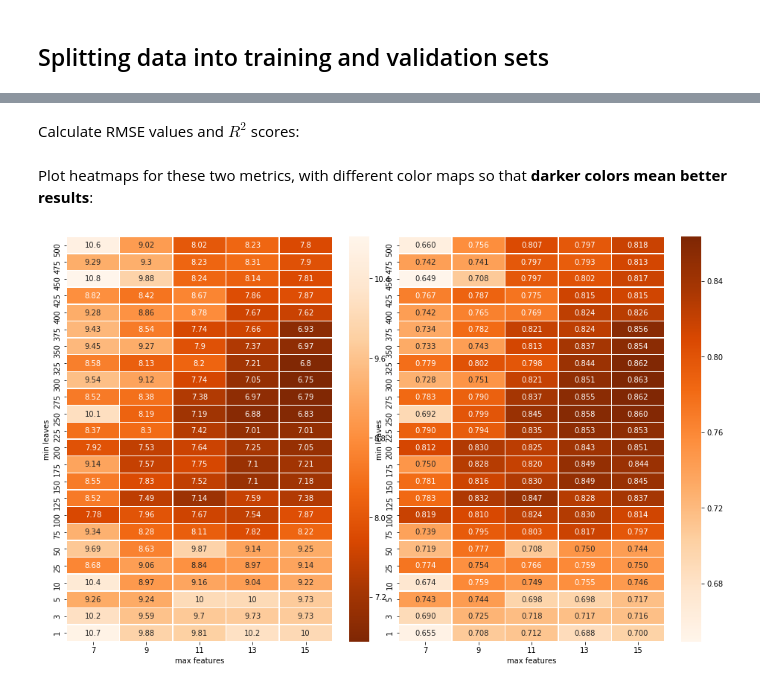
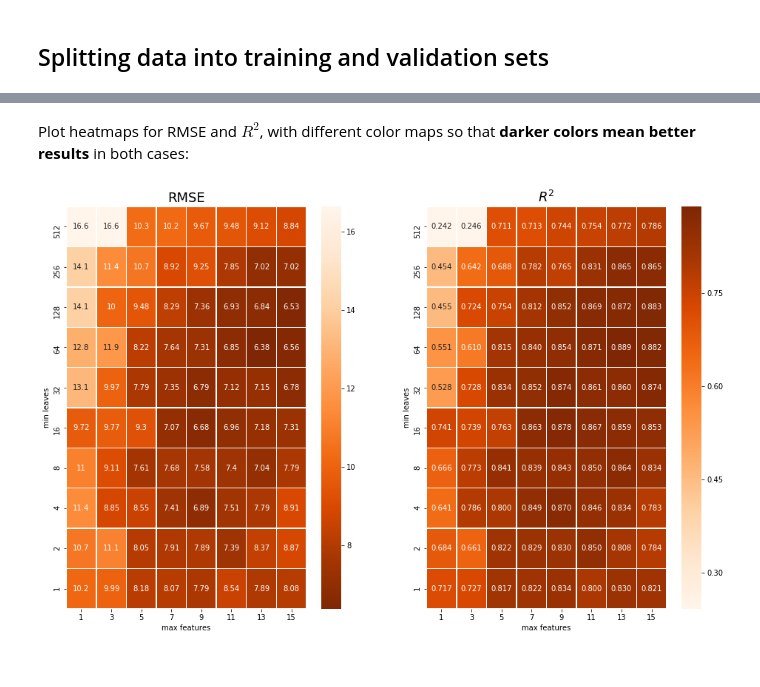
Before and after one commit to antoinechoffrut/la_permanence, a Jupyter notebook: la-permanence-random-forests.ipynb, the cells around one changed output, grey strips where cells are left out. Saved outputs shown, nothing was run; the diff lists cells and outputs as text; code cells hidden in the pictures.

```diff
--- a/la-permanence-random-forests.ipynb
+++ b/la-permanence-random-forests.ipynb
@@ -308,0 +224,10 @@ The results are not amazing, but random forests with default values are still be
+# %%
+m = RandomForestRegressor(n_jobs=-1, n_estimators=10)
+%time m.fit(X_train, y_train)
+COL_WIDTH = 20
+print("{0}: {1}".format("RMSE (train)".ljust(COL_WIDTH), rmse(m.predict(X_train), y_train)))
+print("{0}: {1}".format("RMSE (validation)".ljust(COL_WIDTH), rmse(m.predict(X_valid), y_valid)))
+print("{0}: {1}".format("R2 (train)".ljust(COL_WIDTH), m.score(X_train, y_train)))
+print("{0}: {1}".format("R2 (validation)".ljust(COL_WIDTH), m.score(X_valid, y_valid)))
+
+y_predict = m.predict(X_valid)
@@ -361,4 +276,0 @@ For simplicity we will concentrate our investigations on the data for the locati
-# %%
-y = y_moulin.copy()
-y_train = y_train_moulin.copy()
-y_valid = y_valid_moulin.copy()
@@ -382,7 +285,7 @@ valid_rmse = []
 train_r2 = []
 valid_r2 = []
 
-for n in tqdm.tqdm(NB_TREES):
+for n in tqdm(NB_TREES):
     m = RandomForestRegressor(n_jobs=-1, n_estimators=n)
     m.fit(X_train, y_train)
     train_rmse.append(rmse(m.predict(X_train), y_train))
@@ -436,7 +331,10 @@ We run the grid search:
 # %%
+MIN_LEAVES = [2**i for i in range(10)]
+MAX_FEATURES = range(1, len(df.columns)+1, 2)
+
 performance_list = []
 
-for i, j in tqdm.tqdm([(x, y) for x in MIN_LEAVES for y in MAX_FEATURES]):
+for i, j in tqdm([(x, y) for x in MIN_LEAVES for y in MAX_FEATURES]):
     m = RandomForestRegressor(n_jobs=-1, n_estimators=nb_trees, min_samples_leaf=i, max_features=j)
     m.fit(X_train, y_train)
     D = {
@@ -451,2 +351,0 @@ performance = pd.DataFrame(performance_list)[['min leaves', 'max features', 'rms
-# %% [markdown]
-Calculate RMSE values and $R^2$ scores:
@@ -456,9 +352,11 @@ df_r2 = pd.pivot_table(performance, index='min leaves', columns='max features',
 # %% [markdown]
-Plot heatmaps for these two metrics, with different color maps so that **darker colors mean better results**:
+Plot heatmaps for RMSE and $R^2$, with different color maps so that **darker colors mean better results** in both cases:
 # %%
 fig, (ax1, ax2) = plt.subplots(1, 2, figsize=(16, 10));
-plt.subplots_adjust(wspace=0);
+plt.subplots_adjust(wspace=0.2);
 sns.heatmap(df_rmse.sort_index(ascending=False), annot=True, cmap="Oranges_r", linewidths=.5, fmt='.3g', ax=ax1);
+ax1.set_title("RMSE", fontsize=18);
 sns.heatmap(df_r2.sort_index(ascending=False), annot=True, cmap="Oranges", linewidths=.5, fmt='.3f', ax=ax2);
+ax2.set_title("$R^2$", fontsize=18);
 # %% [output]
-[figure, old version]
+[figure, new version]
```
Also changed, not shown: parts of 104 cells of this notebook.
